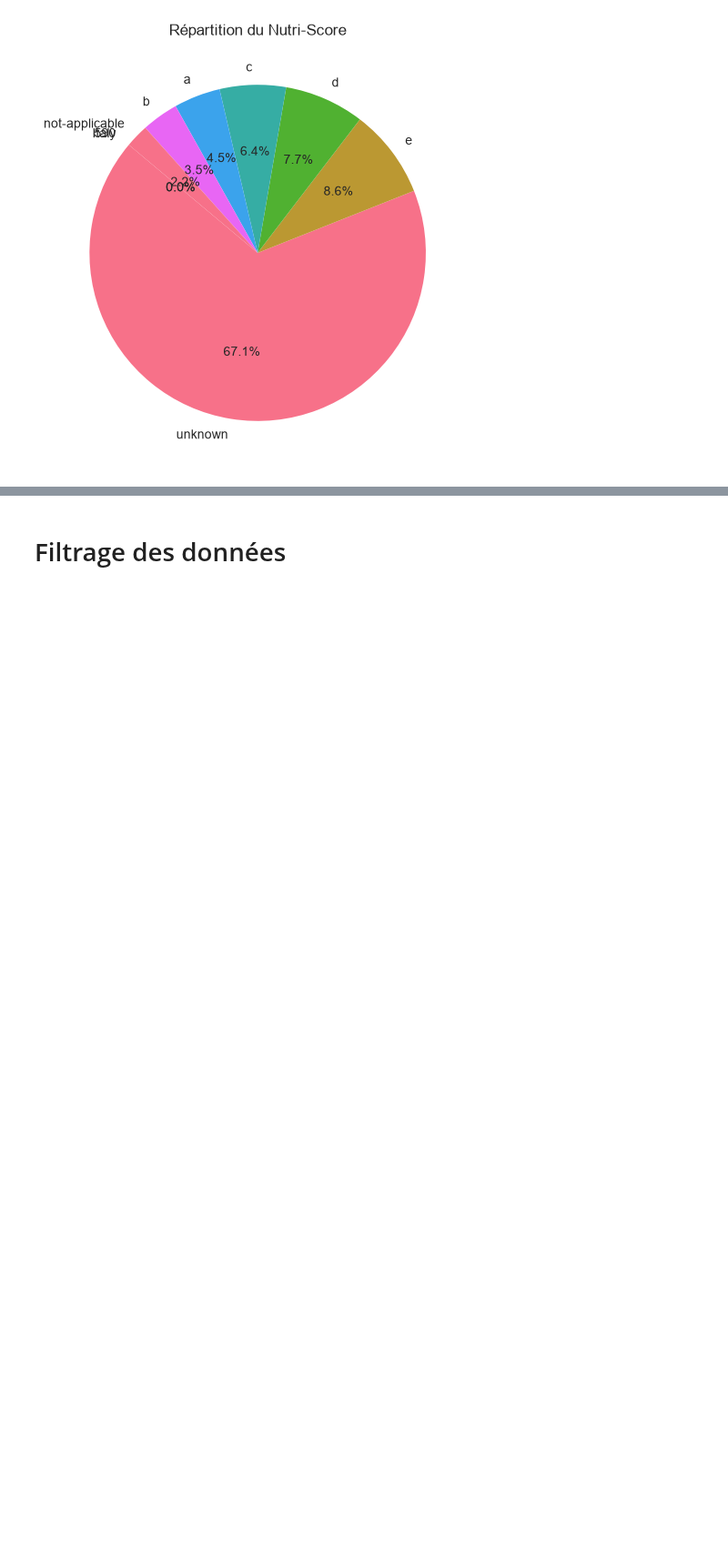
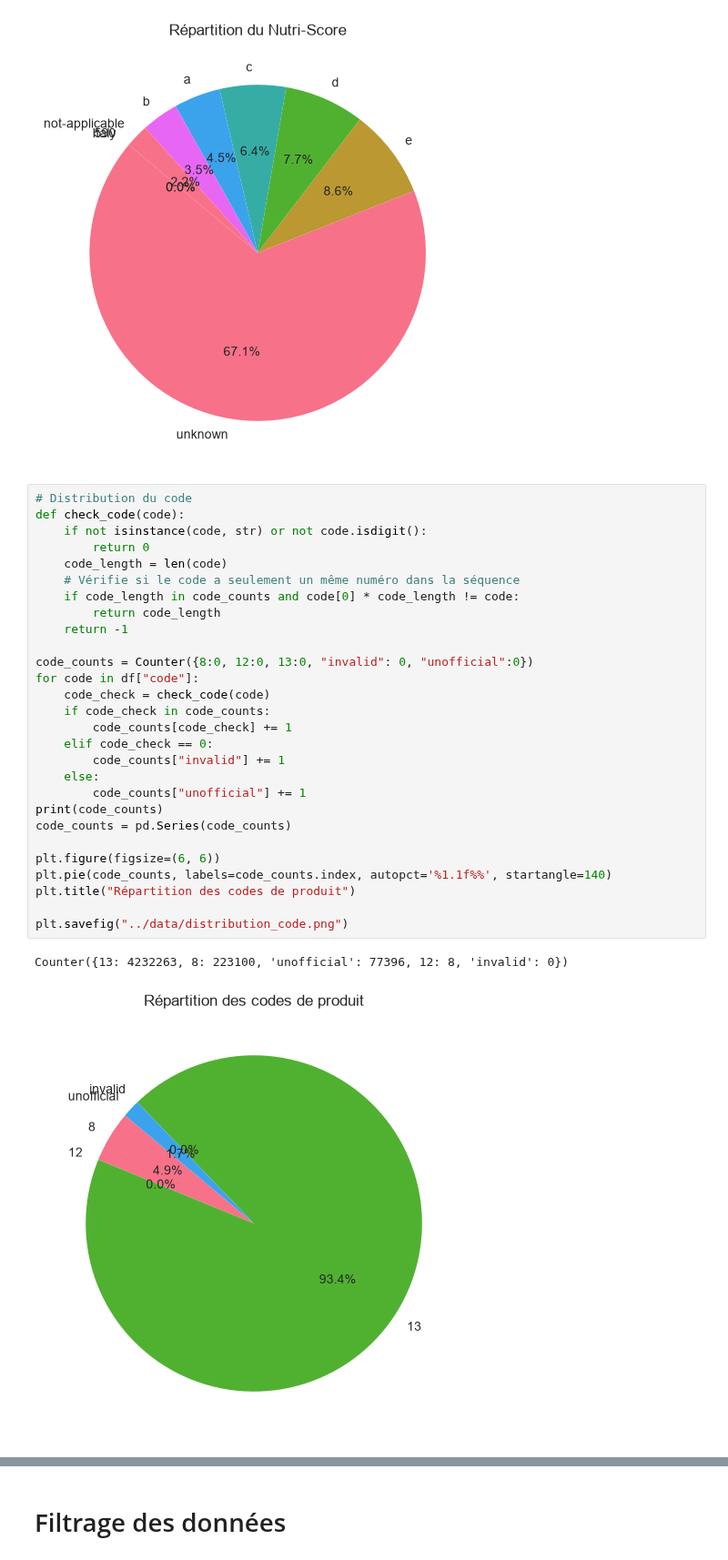
Before and after one commit to SebastienHus/Nutriscope_team_delegue, a Jupyter notebook: notebooks/data_analysis.ipynb, the cells around one changed output, grey strips where cells are left out. Shown at 91% size. Drawn from its saved outputs; the diff is of its cells as text; blank space fills up the shorter version.

Commit message:
feat(tp2): corr CONTRIBUTING + ajout distribution et filtrage code

```diff
--- a/notebooks/data_analysis.ipynb
+++ b/notebooks/data_analysis.ipynb
@@ -207,6 +210,37 @@ plt.title("Répartition du Nutri-Score")
 plt.savefig("../data/distribution_nutriscore.png")
 # %% [output]
 [figure]
+# %%
+# Distribution du code
+def check_code(code):
+    if not isinstance(code, str) or not code.isdigit():
+        return 0
+    code_length = len(code)
+    # Vérifie si le code a seulement un même numéro dans la séquence
+    if code_length in code_counts and code[0] * code_length != code:
+        return code_length
+    return -1
+
+code_counts = Counter({8:0, 12:0, 13:0, "invalid": 0, "unofficial":0})
+for code in df["code"]:
+    code_check = check_code(code)
+    if code_check in code_counts:
+        code_counts[code_check] += 1
+    elif code_check == 0:
+        code_counts["invalid"] += 1
+    else:
+        code_counts["unofficial"] += 1
+print(code_counts)
+code_counts = pd.Series(code_counts)
+
+plt.figure(figsize=(6, 6))
+plt.pie(code_counts, labels=code_counts.index, autopct='%1.1f%%', startangle=140)
+plt.title("Répartition des codes de produit")
+
+plt.savefig("../data/distribution_code.png")
+# %% [output]
+Counter({13: 4232263, 8: 223100, 'unofficial': 77396, 12: 8, 'invalid': 0})
+[figure, added]
 # %%
 main_categories_count = df["main_category"].value_counts().sort_values(ascending=False).head(10)
 
```
Also changed, not shown: parts of 8 cells of this notebook, 1 other file.
